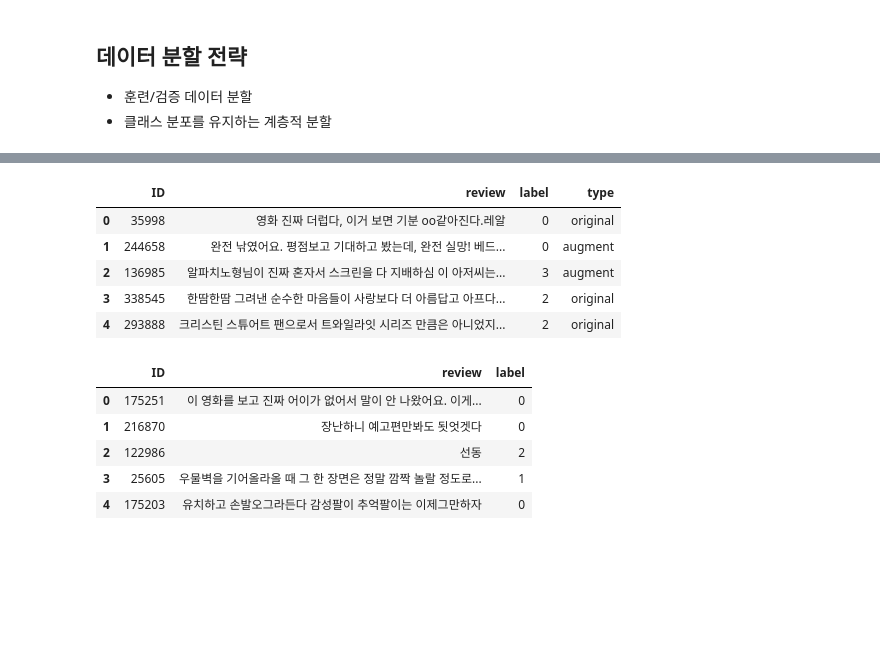
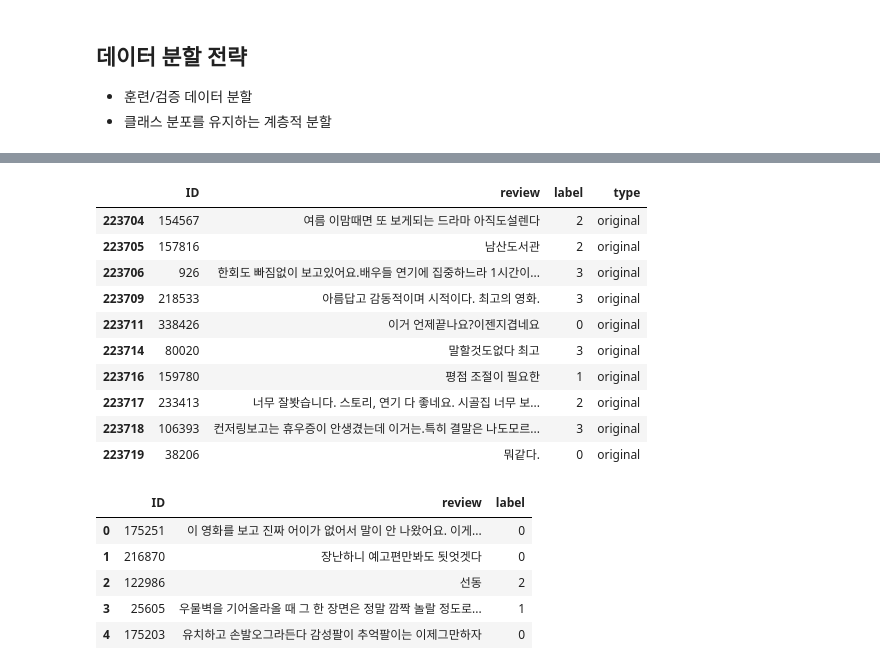
Before and after one commit to Jiho001/sentimental, a Jupyter notebook: sentiment.ipynb, the cells around one changed output, grey strips where cells are left out. Cells and saved outputs as stored; diff of their text form; code cells hidden in the pictures; blank space fills up the shorter version.

```diff
--- a/sentiment.ipynb
+++ b/sentiment.ipynb
@@ -1310,0 +1271,5 @@ Train: 223720, Val: 55930
+# %%
+# train_pp에서 label==q or e 행은 그대로, label==0 or 2 행은 type==original인 행만 남기기
+train_data= train_data[
+    ~((train_data["label"].isin([0, 2])) & (train_data["type"] == "augment"))
+].reset_index(drop=True)
@@ -1311,13 +1347,18 @@ Train: 223720, Val: 55930
 # %%
 # 훈련 데이터 확인
-train_data.head()
+train_data.tail(10)
 # %% [output]
 |  | ID | review | label | type |
-| 0 | 35998 | 영화 진짜 더럽다, 이거 보면 기분 oo같아진다.레알 | 0 | original |
-| 1 | 244658 | 완전 낚였어요. 평점보고 기대하고 봤는데, 완전 실망! 베드... | 0 | augment |
-| 2 | 136985 | 알파치노형님이 진짜 혼자서 스크린을 다 지배하심 이 아저씨는... | 3 | augment |
-| 3 | 338545 | 한땀한땀 그려낸 순수한 마음들이 사랑보다 더 아름답고 아프다... | 2 | original |
-| 4 | 293888 | 크리스틴 스튜어트 팬으로서 트와일라잇 시리즈 만큼은 아니었지... | 2 | original |
+| 223704 | 154567 | 여름 이맘때면 또 보게되는 드라마 아직도설렌다 | 2 | original |
+| 223705 | 157816 | 남산도서관 | 2 | original |
+| 223706 | 926 | 한회도 빠짐없이 보고있어요.배우들 연기에 집중하느라 1시간이... | 3 | original |
+| 223709 | 218533 | 아름답고 감동적이며 시적이다. 최고의 영화. | 3 | original |
+| 223711 | 338426 | 이거 언제끝나요?이젠지겹네요 | 0 | original |
+| 223714 | 80020 | 말할것도없다 최고 | 3 | original |
+| 223716 | 159780 | 평점 조절이 필요한 | 1 | original |
+| 223717 | 233413 | 너무 잘봣습니다. 스토리, 연기 다 좋네요. 시골집 너무 보... | 2 | original |
+| 223718 | 106393 | 컨저링보고는 휴우증이 안생겼는데 이거는.특히 결말은 나도모르... | 3 | original |
+| 223719 | 38206 | 뭐같다. | 0 | original |
 # %%
 # 검증 데이터 확인
 val_data.head()
```
Also changed, not shown: parts of 29 cells of this notebook.
